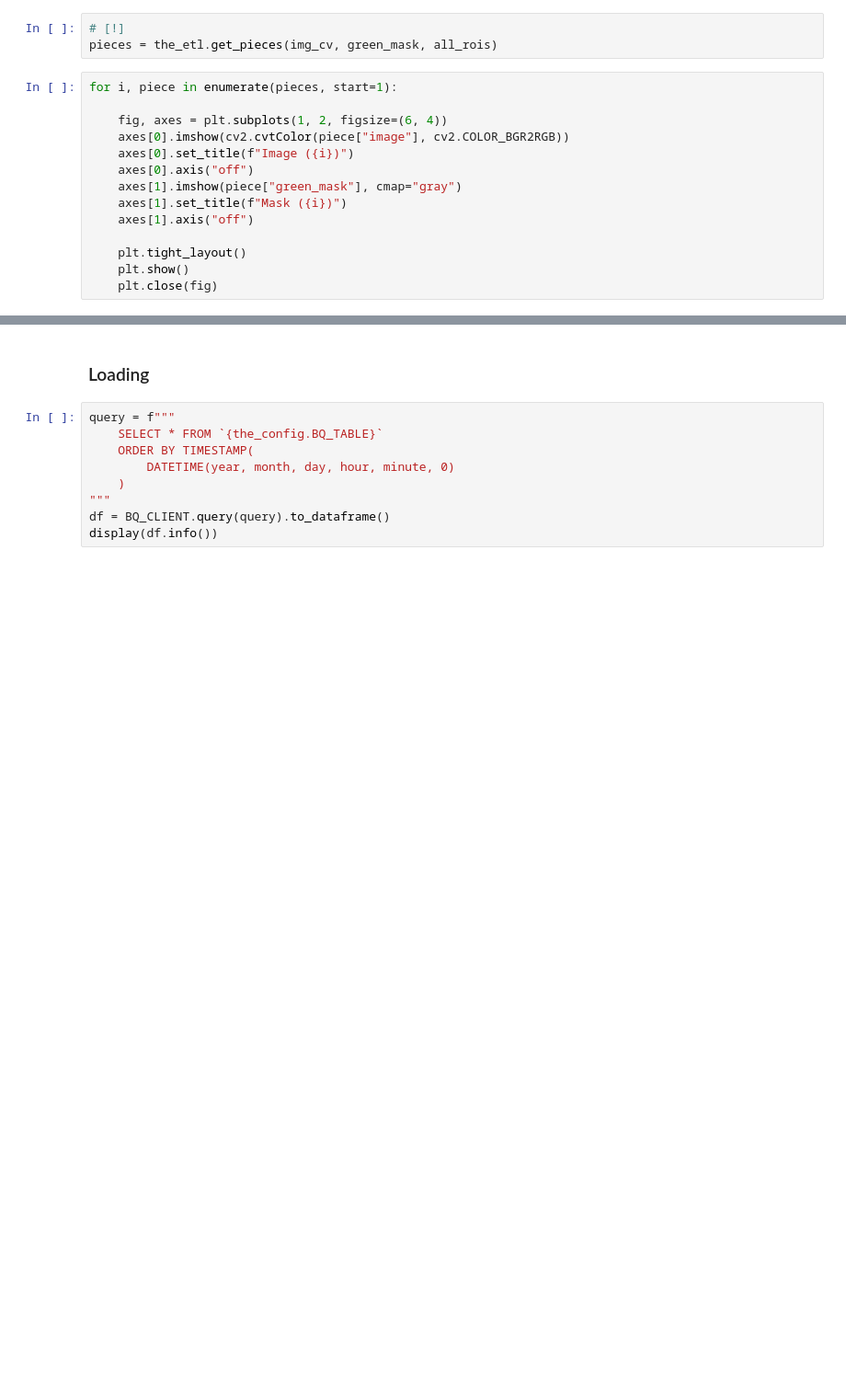
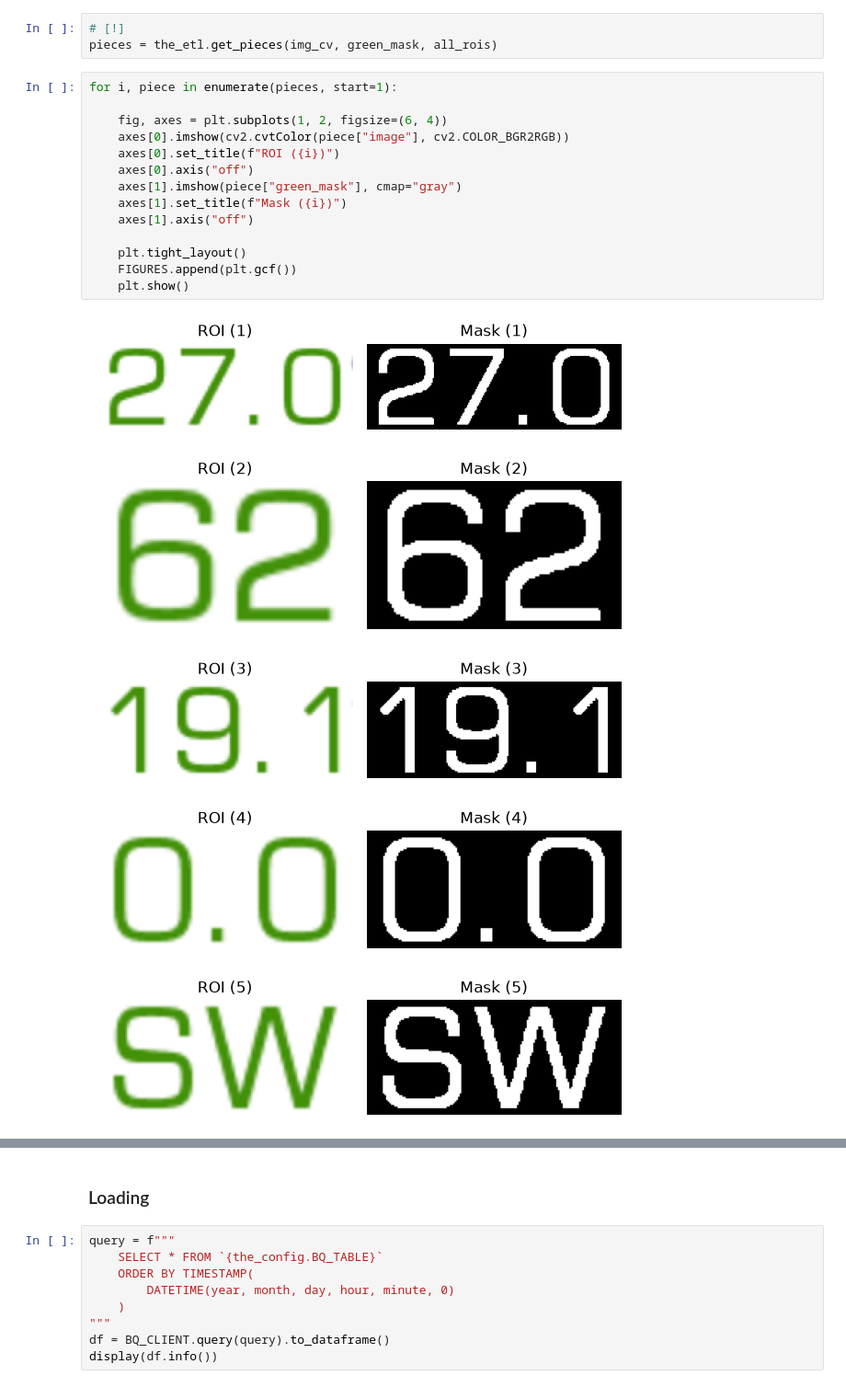
Before and after one commit to robertovicario/LarioNow, a Jupyter notebook: notebook/summary.ipynb, the cells around one changed output, grey strips where cells are left out. Shown at 92% size. Drawn from its saved outputs; the diff is of its cells as text; blank space fills up the shorter version.

```diff
--- a/notebook/summary.ipynb
+++ b/notebook/summary.ipynb
@@ -282,14 +320,20 @@ pieces = the_etl.get_pieces(img_cv, green_mask, all_rois)
 # %%
 for i, piece in enumerate(pieces, start=1):
 
     fig, axes = plt.subplots(1, 2, figsize=(6, 4))
     axes[0].imshow(cv2.cvtColor(piece["image"], cv2.COLOR_BGR2RGB))
-    axes[0].set_title(f"Image ({i})")
+    axes[0].set_title(f"ROI ({i})")
     axes[0].axis("off")
     axes[1].imshow(piece["green_mask"], cmap="gray")
     axes[1].set_title(f"Mask ({i})")
     axes[1].axis("off")
 
     plt.tight_layout()
+    FIGURES.append(plt.gcf())
     plt.show()
-    plt.close(fig)
+# %% [output]
+[figure, added]
+[figure, added]
+[figure, added]
+[figure, added]
+[figure, added]
```
Also changed, not shown: parts of 22 cells of this notebook, 35 other files.
